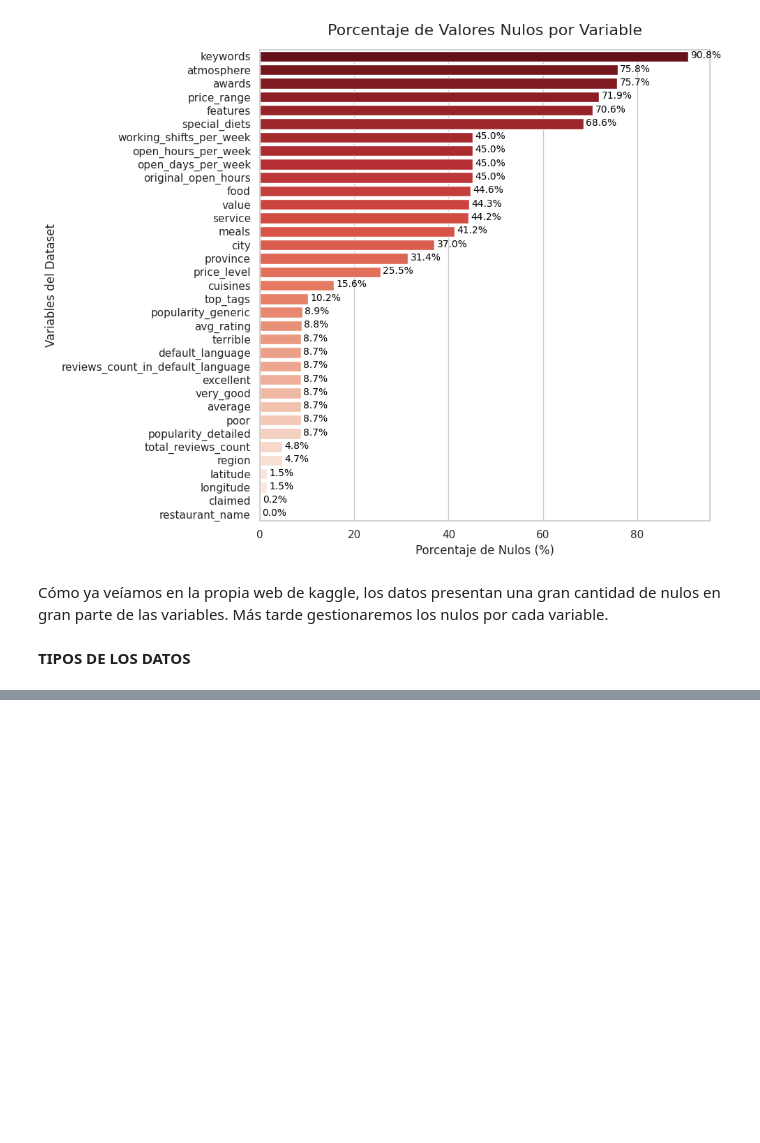
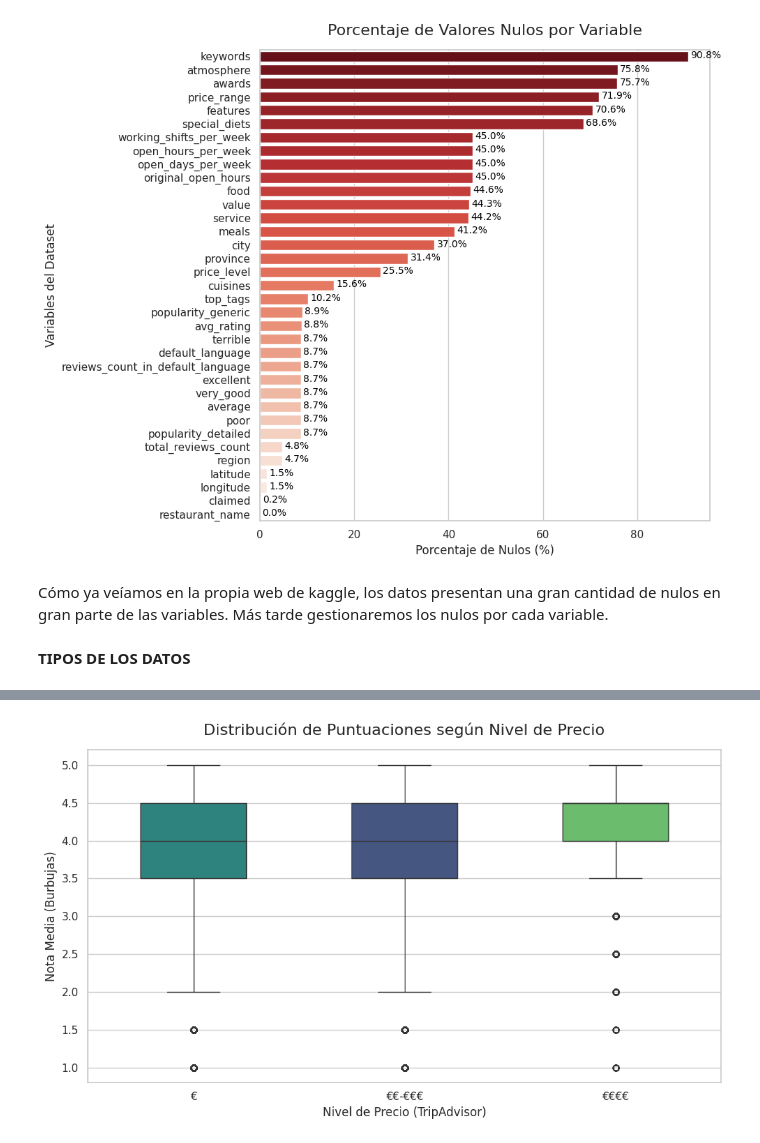
Before and after one commit to drodri793/PRACTICA_SDPD2, a Jupyter notebook: eda.ipynb, the cells around one changed output, grey strips where cells are left out. Cells and saved outputs as stored; diff of their text form; code cells hidden in the pictures; blank space fills up the shorter version.

Commit message:
Correlaciones, tranformaciones y calidad-precio

```diff
--- a/eda.ipynb
+++ b/eda.ipynb
@@ -126,0 +133,36 @@ Nos damos cuenta que existe una variable en el dataset (`avg_rating`) que resume
+# %%
+# 1. Filtramos las filas que no tienen precio o nota
+df_precio = datos.dropna(subset=['price_level', 'avg_rating']).copy()
+
+# 2. Definimos el orden lógico de las etiquetas
+orden_precios = ['€', '€€-€€€', '€€€€']
+
+# 3. Configuramos el lienzo
+plt.figure(figsize=(10, 6))
+sns.set_theme(style="whitegrid")
+
+# 4. Creamos el Boxplot con la paleta 'viridis' para un toque más moderno y profesional
+ax = sns.boxplot(
+    data=df_precio,
+    x='price_level',
+    y='avg_rating',
+    order=orden_precios,
+    hue='price_level',
+    palette="viridis",
+    width=0.5
+)
+
+# 4.5 EL WORKAROUND: Borramos la leyenda a mano después de dibujarla
+if ax.legend_:
+    ax.legend_.remove()
+
+# 5. Títulos descriptivos
+plt.title('Distribución de Puntuaciones según Nivel de Precio', fontsize=16, pad=15)
+plt.xlabel('Nivel de Precio (TripAdvisor)', fontsize=12)
+plt.ylabel('Nota Media (Burbujas)', fontsize=12)
+
+# Mostramos el gráfico
+plt.tight_layout()
+plt.show()
+# %% [output]
+[figure, added]
```
Also changed, not shown: parts of 6 cells of this notebook.
